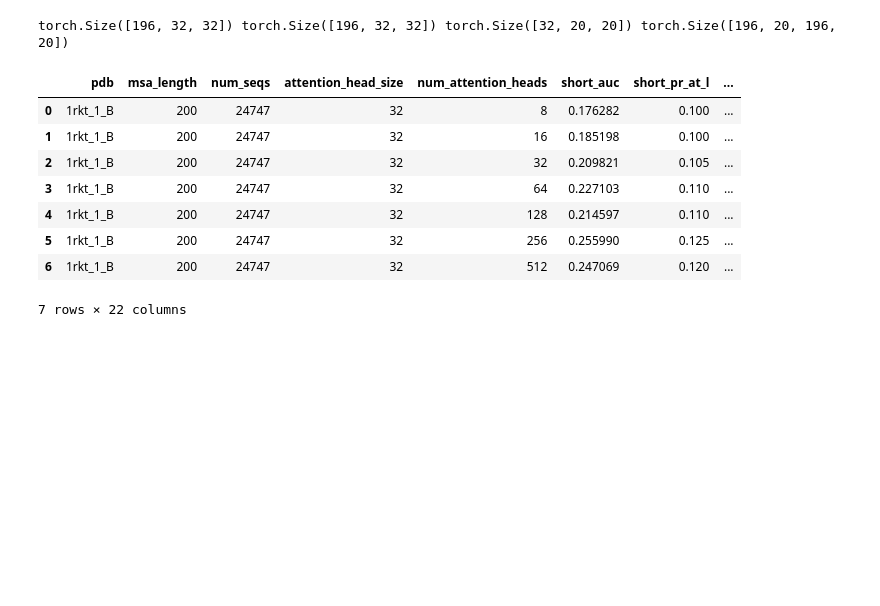
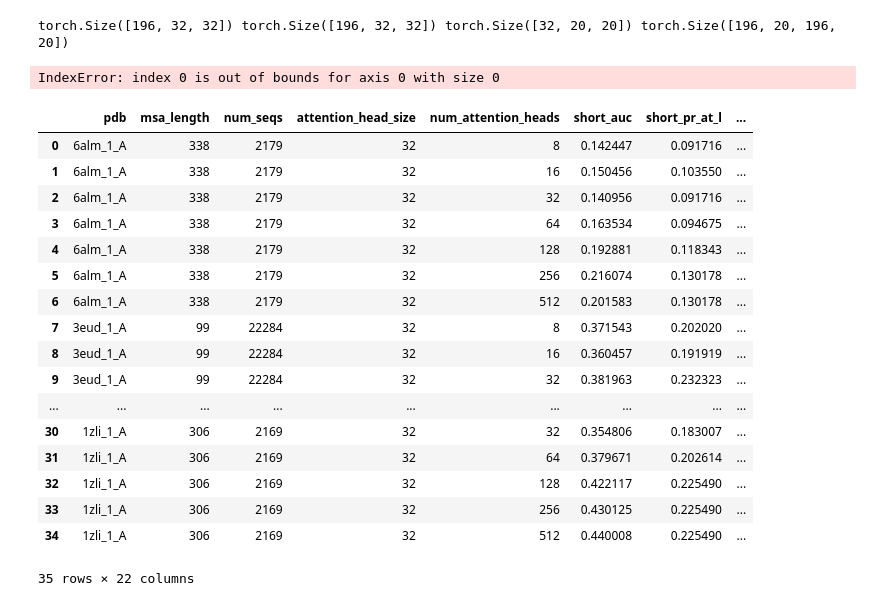
Before and after one commit to songlab-cal/factored-attention, a Jupyter notebook: weight_correlations.ipynb, the cells around one changed output. Drawn from its saved outputs; the diff is of its cells as text; code cells hidden in the pictures; blank space fills up the shorter version.

```diff
--- a/weight_correlations.ipynb
+++ b/weight_correlations.ipynb
@@ -87,6 +91,9 @@ def get_gremlin_statedict(pdb, gremlin_df, dest='gremlin.h5'):
 
 def get_fatt_statedict(pdb, num_attention_heads, fatt_df, attention_head_size=32, dest='fatt.h5'):
     run_id = get_fatt_run_id(pdb, attention_head_size, num_attention_heads, fatt_df)
-    f_statedict = download_statedict(run_id, dest=dest)
+    f_statedict = download_statedict(run_id, dest=f'fatt_{num_attention_heads}.h5')
     statedict = torch.load(f_statedict)
     return statedict
+# %%
+f =  h5py.File('fatt_8.h5', 'r')
+print(f.items())
@@ -137,12 +162,12 @@ def get_correlations(w, w_fatt, L, make_plot=False):
 from mogwai.utils.functional import apc
 from mogwai.metrics import precisions_in_range
 
-def get_info(attention_head_size,
-             num_attention_heads,
+def get_info(num_attention_heads,
              pdb,
+             attention_head_size,
              fatt_df=fatt_df,
              gremlin_df=gremlin_df):
-    fatt_statedict = get_fatt_statedict(pdb, num_attention_heads, fatt_df, attention_head_size=attention_head_size, dest='fatt.h5')
+    fatt_statedict = get_fatt_statedict(pdb, num_attention_heads, fatt_df, attention_head_size=attention_head_size, dest=f'fatt_{num_attention_heads}.h5')
     gremlin_statedict = get_gremlin_statedict(pdb, gremlin_df, dest='gremlin.h5')
 
     hparams = get_msa_hparams(pdb, df=fatt_df)
@@ -153,7 +178,7 @@ def get_info(attention_head_size,
     # initialize a matrix, which will be overriden when we load later.
     hparams['true_contacts'] = torch.ones([hparams['msa_length'], hparams['msa_length']])
     model = fatt_model(**hparams)
-    model.load_state_dict(torch.load('fatt.h5'))
+    model.load_state_dict(fatt_statedict)
 
     w_fatt = model.compute_mrf_weight()
     w = gremlin_statedict['weight']
@@ -183,9 +208,46 @@ def get_info(attention_head_size,
 #     metrics['predicted_contacts_apc'] = predictions
 #     metrics['true_contacts'] = targets
     return metrics
+# %%
+from functools import partial
+from multiprocessing import Pool
+
+info = []
+num_heads_sweep = [8, 16, 32, 64, 128, 256, 512]
+pdb = '2bfw_1_A'
+
+def get_info_map(num_attention_heads):
+    return get_info(num_attention_heads, attention_head_size=32, pdb=pdb)
+
+with Pool() as p:
+    new_info = p.map(get_info_map, num_heads_sweep)
+# %% [output]
+IndexError: index 0 is out of bounds for axis 0 with size 0
 # %%
+info = []
 
-info = []
-for pdb in tqdm(metatest_pdbs[2:3]):
-    for num_attention_heads in [8, 16, 32, 64, 128, 256, 512]:
-        info.append(get_info(attention_head_size=32, num_attention_heads=num_attention_heads, pdb=pdb))
+for pdb in tqdm(metatest_pdbs[0:5]):
+    for num_attention_heads in num_heads_sweep:
+        info.append(get_info(num_attention_heads, attention_head_size=32, pdb=pdb))
+
+sweep_df = pd.DataFrame.from_records(info)
+sweep_df
+# %% [output]
+|  | pdb | msa_length | num_seqs | attention_head_size | num_attention_heads | short_auc | short_pr_at_l | ... |
+| 0 | 6alm_1_A | 338 | 2179 | 32 | 8 | 0.142447 | 0.091716 | ... |
+| 1 | 6alm_1_A | 338 | 2179 | 32 | 16 | 0.150456 | 0.103550 | ... |
+| 2 | 6alm_1_A | 338 | 2179 | 32 | 32 | 0.140956 | 0.091716 | ... |
+| 3 | 6alm_1_A | 338 | 2179 | 32 | 64 | 0.163534 | 0.094675 | ... |
+| 4 | 6alm_1_A | 338 | 2179 | 32 | 128 | 0.192881 | 0.118343 | ... |
+| 5 | 6alm_1_A | 338 | 2179 | 32 | 256 | 0.216074 | 0.130178 | ... |
+| 6 | 6alm_1_A | 338 | 2179 | 32 | 512 | 0.201583 | 0.130178 | ... |
+| 7 | 3eud_1_A | 99 | 22284 | 32 | 8 | 0.371543 | 0.202020 | ... |
+| 8 | 3eud_1_A | 99 | 22284 | 32 | 16 | 0.360457 | 0.191919 | ... |
+| 9 | 3eud_1_A | 99 | 22284 | 32 | 32 | 0.381963 | 0.232323 | ... |
+| ... | ... | ... | ... | ... | ... | ... | ... | ... |
+| 30 | 1zli_1_A | 306 | 2169 | 32 | 32 | 0.354806 | 0.183007 | ... |
+| 31 | 1zli_1_A | 306 | 2169 | 32 | 64 | 0.379671 | 0.202614 | ... |
+| 32 | 1zli_1_A | 306 | 2169 | 32 | 128 | 0.422117 | 0.225490 | ... |
+| 33 | 1zli_1_A | 306 | 2169 | 32 | 256 | 0.430125 | 0.225490 | ... |
+| 34 | 1zli_1_A | 306 | 2169 | 32 | 512 | 0.440008 | 0.225490 | ... |
+35 rows × 22 columns
@@ -199,12 +253,0 @@ with open('num_head_sweep_df.pkl', 'wb') as f:
-# %%
-sweep_df
-# %% [output]
-|  | pdb | msa_length | num_seqs | attention_head_size | num_attention_heads | short_auc | short_pr_at_l | ... |
-| 0 | 1rkt_1_B | 200 | 24747 | 32 | 8 | 0.176282 | 0.100 | ... |
-| 1 | 1rkt_1_B | 200 | 24747 | 32 | 16 | 0.185198 | 0.100 | ... |
-| 2 | 1rkt_1_B | 200 | 24747 | 32 | 32 | 0.209821 | 0.105 | ... |
-| 3 | 1rkt_1_B | 200 | 24747 | 32 | 64 | 0.227103 | 0.110 | ... |
-| 4 | 1rkt_1_B | 200 | 24747 | 32 | 128 | 0.214597 | 0.110 | ... |
-| 5 | 1rkt_1_B | 200 | 24747 | 32 | 256 | 0.255990 | 0.125 | ... |
-| 6 | 1rkt_1_B | 200 | 24747 | 32 | 512 | 0.247069 | 0.120 | ... |
-7 rows × 22 columns
```
Also changed, not shown: parts of 8 cells of this notebook, 2 other files.
